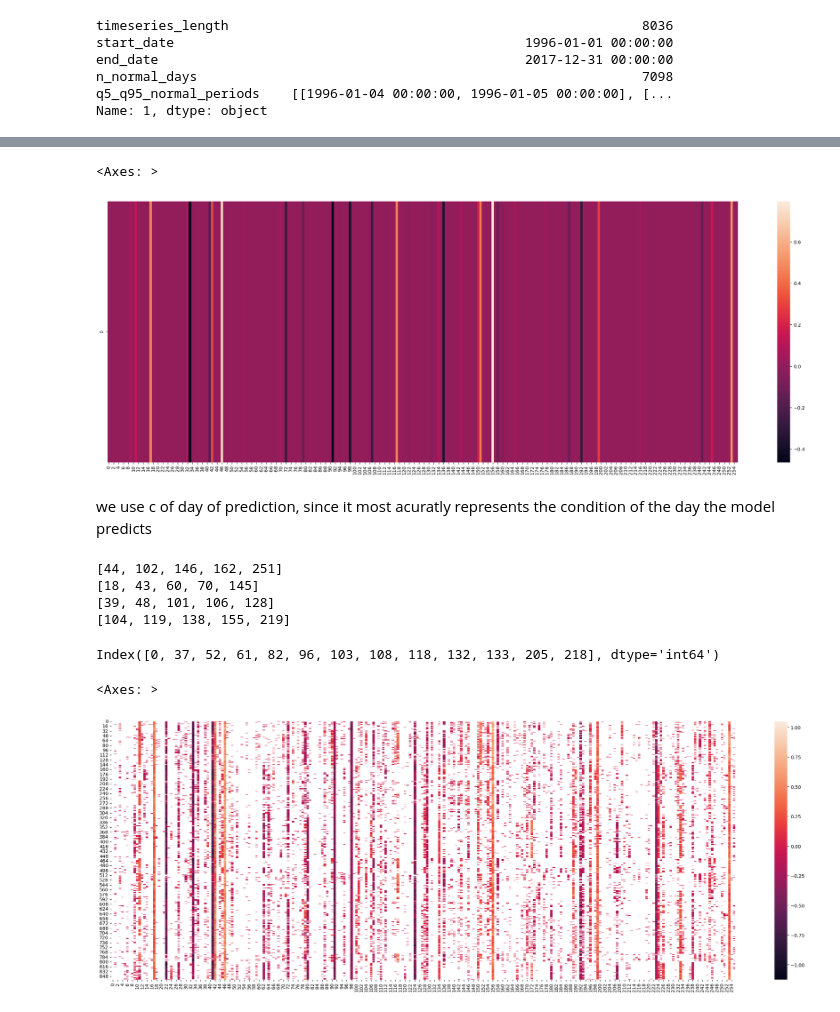
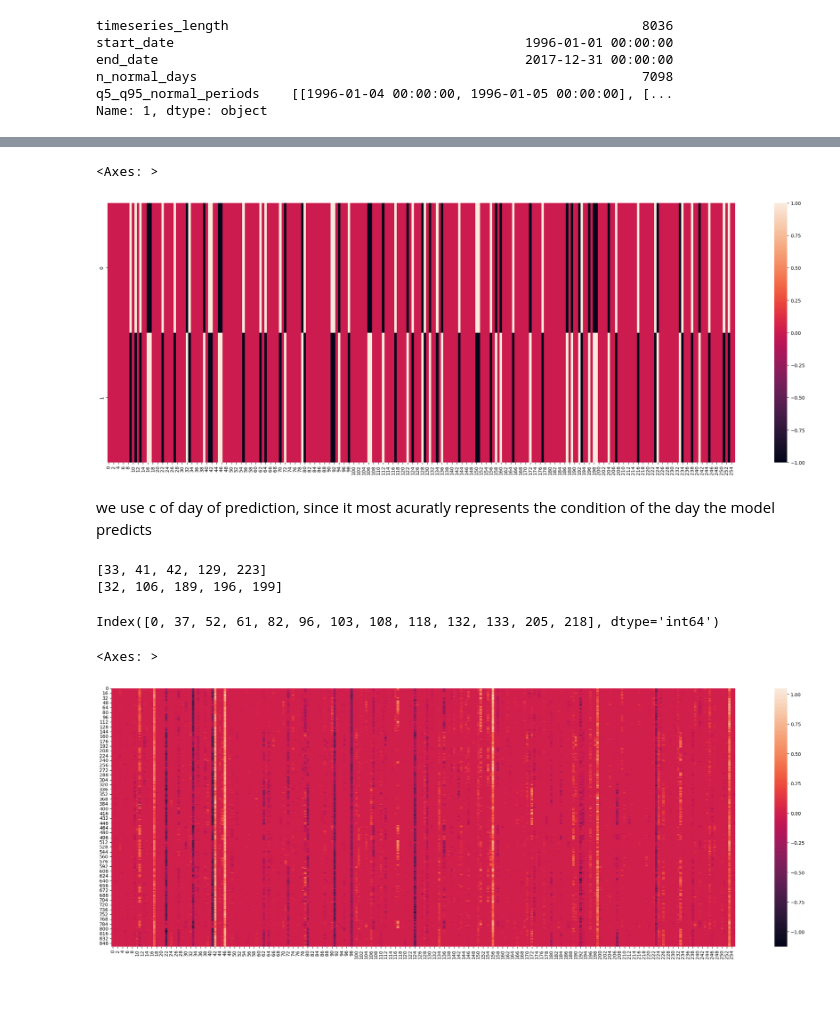
Before and after one commit to tripleUU-U/lamah-ce_lstm, a Jupyter notebook: analysis/probing.ipynb, the cells around one changed output, grey strips where cells are left out. Drawn from its saved outputs; the diff is of its cells as text; code cells hidden in the pictures.

```diff
--- a/analysis/probing.ipynb
+++ b/analysis/probing.ipynb
@@ -52,7 +41,7 @@ ts_path = Path("/home/wuhlmann/BA/data/raw_data/2_LamaH-CE_daily/B_basins_interm
 path = Path("/home/wuhlmann/BA/data/raw_data/2_LamaH-CE_daily/B_basins_intermediate_all/2_timeseries/daily")
 model_coef = []
 
-for basin_id in [115]:
+for basin_id in [115, 834]:
 
 	ts = pd.read_table(ts_path / f"ID_{basin_id}.csv", header=0, sep=";")
 
@@ -69,7 +58,7 @@ for basin_id in [115]:
 
 	ts =ts.iloc[-len(c):]
 
-	print(f"c len: {len(ts) -len(c)}")
+	print(f"diff of ts and c len: {len(ts) -len(c)}")
 	dataset = np.c_[c, ts.values]
 
 	model = ElasticNet()
@@ -124,7 +120,7 @@ ax = fig.add_subplot(111)
 sns.heatmap(np.vstack(list(map(lambda x: x.reshape(1,256), model_coef))), ax=ax)
 # %% [output]
 <Axes: >
-[figure, old version]
+[figure, new version]
 # %% [markdown]
 we use c of day of prediction, since it most acuratly represents the condition of the day the model predicts
 # %%
@@ -132,10 +128,8 @@ for coef in model_coef:
 
 	print(sorted((-coef).argsort()[:5]))
 # %% [output]
-[44, 102, 146, 162, 251]
-[18, 43, 60, 70, 145]
-[39, 48, 101, 106, 128]
-[104, 119, 138, 155, 219]
+[33, 41, 42, 129, 223]
+[32, 106, 189, 196, 199]
 # %%
 with open("/home/wuhlmann/BA/data/processed_data/probing/full_q_512_3011_185525_cell_states_probing.p", "rb") as f:
     probing_results = pickle.load(f)
@@ -156,7 +150,7 @@ Index([0, 37, 52, 61, 82, 96, 103, 108, 118, 132, 133, 205, 218], dtype='int64')
 # %%
 fig = plt.figure(figsize=(30,10))
 ax = fig.add_subplot(111)
-sns.heatmap(non_zero_w, ax=ax)
+sns.heatmap(weights_df, ax=ax)
 # %% [output]
 <Axes: >
-[figure, old version]
+[figure, new version]
```
Also changed, not shown: parts of 4 cells of this notebook, 7 other files.
